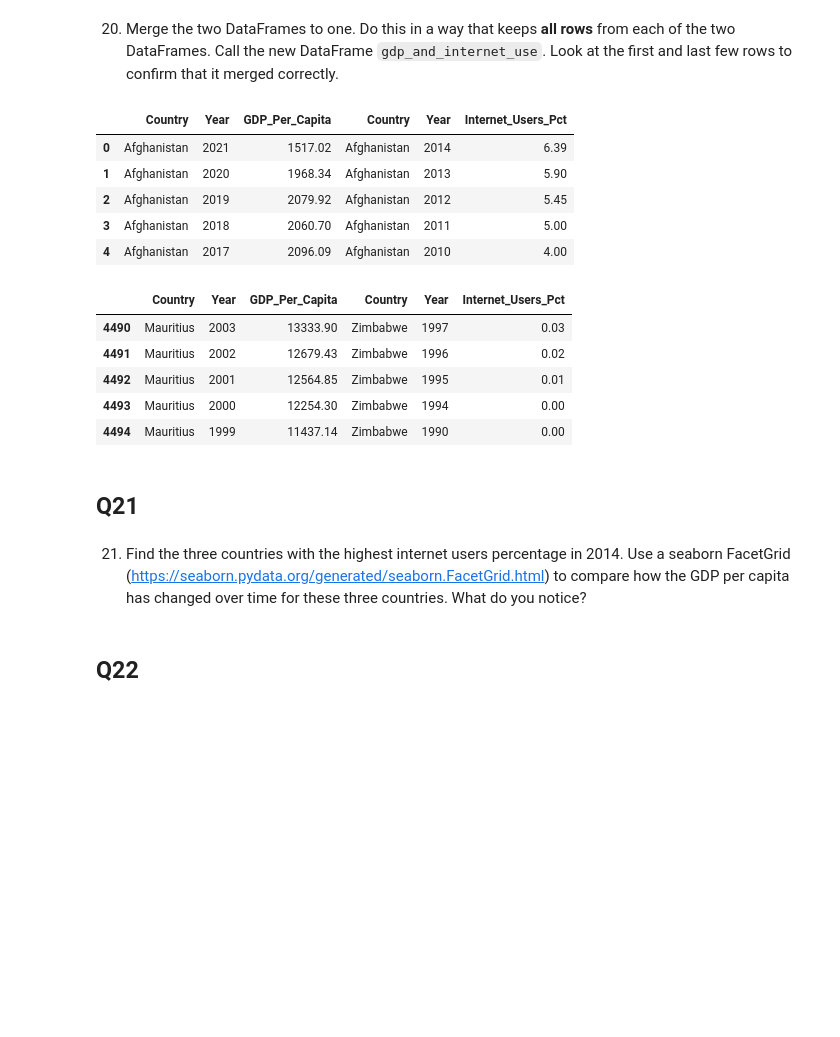
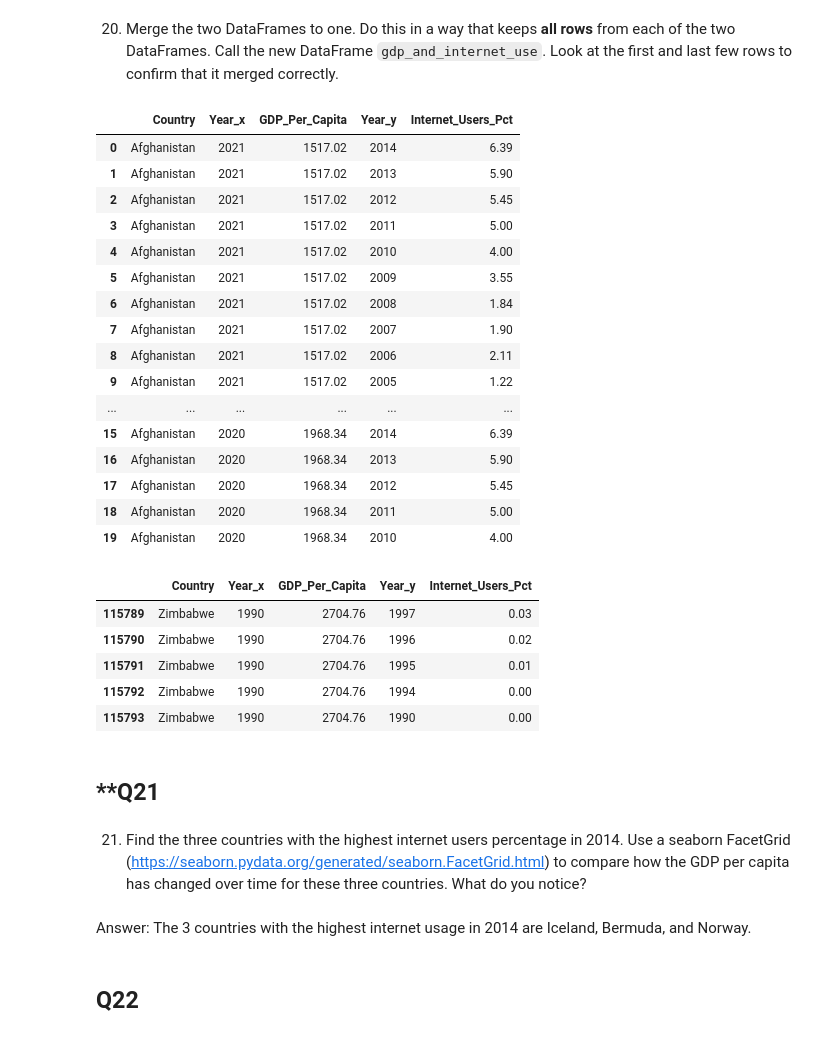
Before and after one commit to NSS-Data-Analytics-Cohort-11/undata-AdellAD4, a Jupyter notebook: notebooks/UN_data_analysis_DA11.ipynb, the cells around one changed output. Drawn from its saved outputs; the diff is of its cells as text; code cells hidden in the pictures; blank space fills up the shorter version.

```diff
--- a/notebooks/UN_data_analysis_DA11.ipynb
+++ b/notebooks/UN_data_analysis_DA11.ipynb
@@ -514,27 +538,42 @@ Answer: One country had less than 5% internet usage in 2014- DPR of Korea (North
 ## Q20
 # %% [markdown]
 20. Merge the two DataFrames to one. Do this in a way that keeps **all rows** from each of the two DataFrames. Call the new DataFrame `gdp_and_internet_use`. Look at the first and last few rows to confirm that it merged correctly.
+# %%
+#Merging the gdp and internet users dataframes into one.
+gdp_and_internet_use = pd.merge(gdp_df, internet_df, on='Country', how='inner')
 # %%
-gdp_and_internet_use = pd.concat([gdp_df, internet_df], axis =1, join ="inner")
+#An attempt to merge the two dataframes that resulted in issues with later questions due to multiple columns having the same names
+#gdp_and_internet_use = pd.concat([gdp_df, internet_df], axis =1, join ="inner")
 # %%
-gdp_and_internet_use.head()
+gdp_and_internet_use.head(20)
 # %% [output]
-|  | Country | Year | GDP_Per_Capita | Country | Year | Internet_Users_Pct |
-| 0 | Afghanistan | 2021 | 1517.02 | Afghanistan | 2014 | 6.39 |
-| 1 | Afghanistan | 2020 | 1968.34 | Afghanistan | 2013 | 5.90 |
-| 2 | Afghanistan | 2019 | 2079.92 | Afghanistan | 2012 | 5.45 |
-| 3 | Afghanistan | 2018 | 2060.70 | Afghanistan | 2011 | 5.00 |
-| 4 | Afghanistan | 2017 | 2096.09 | Afghanistan | 2010 | 4.00 |
+|  | Country | Year_x | GDP_Per_Capita | Year_y | Internet_Users_Pct |
+| 0 | Afghanistan | 2021 | 1517.02 | 2014 | 6.39 |
+| 1 | Afghanistan | 2021 | 1517.02 | 2013 | 5.90 |
+| 2 | Afghanistan | 2021 | 1517.02 | 2012 | 5.45 |
+| 3 | Afghanistan | 2021 | 1517.02 | 2011 | 5.00 |
+| 4 | Afghanistan | 2021 | 1517.02 | 2010 | 4.00 |
+| 5 | Afghanistan | 2021 | 1517.02 | 2009 | 3.55 |
+| 6 | Afghanistan | 2021 | 1517.02 | 2008 | 1.84 |
+| 7 | Afghanistan | 2021 | 1517.02 | 2007 | 1.90 |
+| 8 | Afghanistan | 2021 | 1517.02 | 2006 | 2.11 |
+| 9 | Afghanistan | 2021 | 1517.02 | 2005 | 1.22 |
+| ... | ... | ... | ... | ... | ... |
+| 15 | Afghanistan | 2020 | 1968.34 | 2014 | 6.39 |
+| 16 | Afghanistan | 2020 | 1968.34 | 2013 | 5.90 |
+| 17 | Afghanistan | 2020 | 1968.34 | 2012 | 5.45 |
+| 18 | Afghanistan | 2020 | 1968.34 | 2011 | 5.00 |
+| 19 | Afghanistan | 2020 | 1968.34 | 2010 | 4.00 |
 # %%
 gdp_and_internet_use.tail()
 # %% [output]
-|  | Country | Year | GDP_Per_Capita | Country | Year | Internet_Users_Pct |
-| 4490 | Mauritius | 2003 | 13333.90 | Zimbabwe | 1997 | 0.03 |
-| 4491 | Mauritius | 2002 | 12679.43 | Zimbabwe | 1996 | 0.02 |
-| 4492 | Mauritius | 2001 | 12564.85 | Zimbabwe | 1995 | 0.01 |
-| 4493 | Mauritius | 2000 | 12254.30 | Zimbabwe | 1994 | 0.00 |
-| 4494 | Mauritius | 1999 | 11437.14 | Zimbabwe | 1990 | 0.00 |
+|  | Country | Year_x | GDP_Per_Capita | Year_y | Internet_Users_Pct |
+| 115789 | Zimbabwe | 1990 | 2704.76 | 1997 | 0.03 |
+| 115790 | Zimbabwe | 1990 | 2704.76 | 1996 | 0.02 |
+| 115791 | Zimbabwe | 1990 | 2704.76 | 1995 | 0.01 |
+| 115792 | Zimbabwe | 1990 | 2704.76 | 1994 | 0.00 |
+| 115793 | Zimbabwe | 1990 | 2704.76 | 1990 | 0.00 |
 # %% [markdown]
-## Q21
+## **Q21
 # %% [markdown]
 21. Find the three countries with the highest internet users percentage in 2014. Use a seaborn FacetGrid (https://seaborn.pydata.org/generated/seaborn.FacetGrid.html) to compare how the GDP per capita has changed over time for these three countries. What do you notice?
@@ -540,0 +585,2 @@ gdp_and_internet_use.tail()
+# %% [markdown]
+Answer: The 3 countries with the highest internet usage in 2014 are Iceland, Bermuda, and Norway.
```
Also changed, not shown: parts of 18 cells of this notebook.
